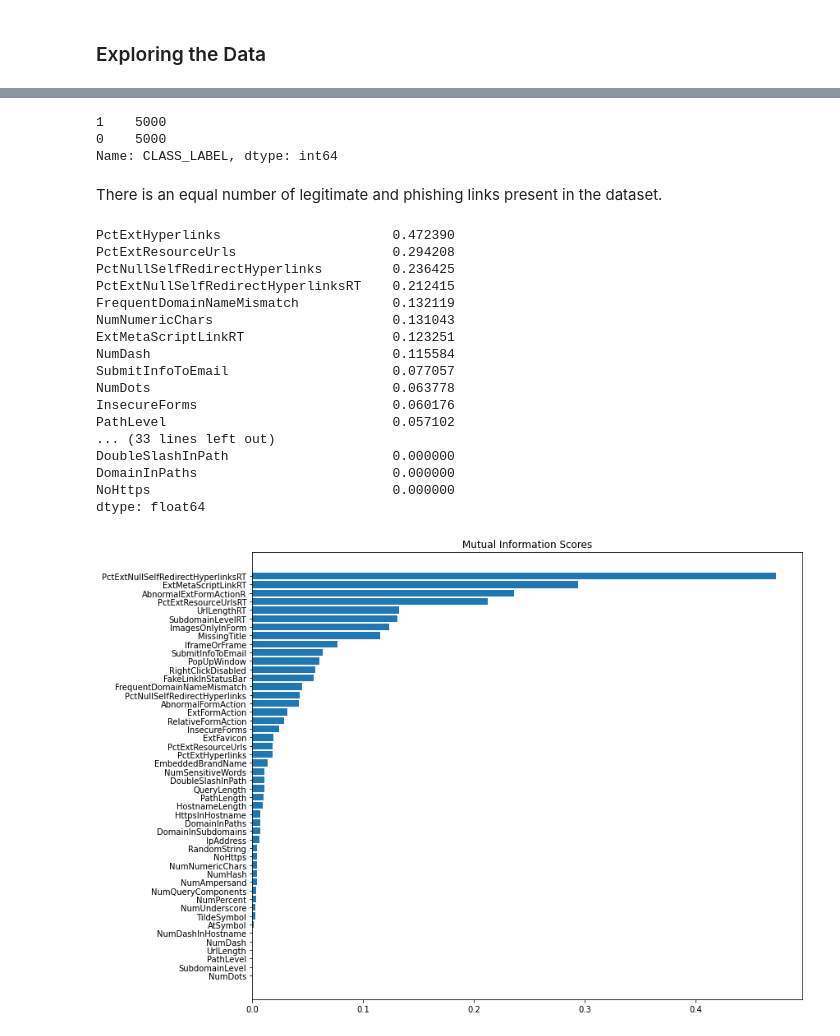
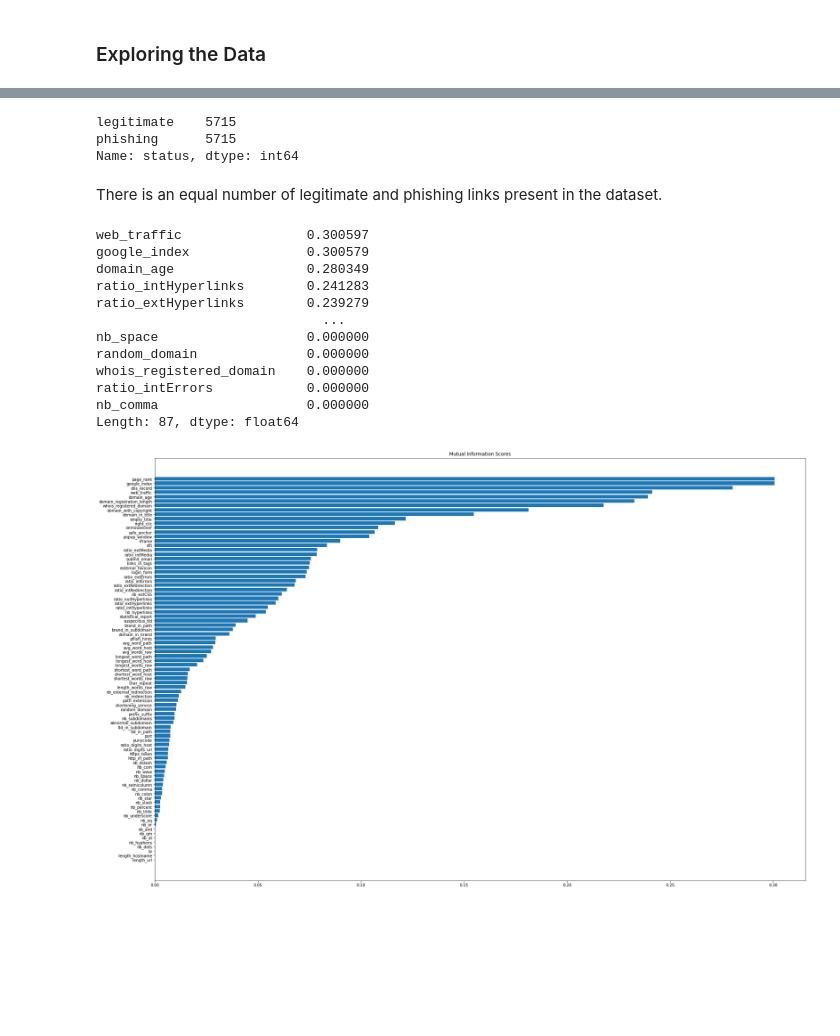
Before and after one commit to ezrc2/phishing-links, a Jupyter notebook: predict.ipynb, the cells around one changed output, grey strips where cells are left out. Saved outputs shown, nothing was run; the diff lists cells and outputs as text; code cells hidden in the pictures; blank space fills up the shorter version.

Commit message:
Update dataset and model

```diff
--- a/predict.ipynb
+++ b/predict.ipynb
@@ -3,6 +3,6 @@ import numpy as np
 import pandas as pd
 import matplotlib.pyplot as plt
 # %%
-phishing_df = pd.read_csv('Phishing_Legitimate_full.csv')
+phishing_df = pd.read_csv('dataset_phishing.csv')
 phishing_df.head()
 # %% [output]
@@ -51,49 +51,46 @@ phishing_df.describe()
 # %%
-phishing_df['CLASS_LABEL'].value_counts()
+phishing_df['status'].value_counts()
 # %% [output]
-1    5000
-0    5000
-Name: CLASS_LABEL, dtype: int64
+legitimate    5715
+phishing      5715
+Name: status, dtype: int64
+# %%
+phishing_df['status'].replace(['legitimate', 'phishing'], [0, 1], inplace=True)
 # %% [markdown]
 There is an equal number of legitimate and phishing links present in the dataset.
 # %%
 from sklearn.feature_selection import mutual_info_classif
 # %%
-X = phishing_df.drop(columns = ['id', 'CLASS_LABEL'])
-y = phishing_df['CLASS_LABEL']
+X = phishing_df.drop(columns = ['url', 'status'])
+y = phishing_df['status']
 # %%
 mi_scores = mutual_info_classif(X, y)
 mi_series = pd.Series(mi_scores, index=X.columns).sort_values(ascending=False)
 mi_series
 # %% [output]
-PctExtHyperlinks                      0.472390
-PctExtResourceUrls                    0.294208
-PctNullSelfRedirectHyperlinks         0.236425
-PctExtNullSelfRedirectHyperlinksRT    0.212415
-FrequentDomainNameMismatch            0.132119
-NumNumericChars                       0.131043
-ExtMetaScriptLinkRT                   0.123251
-NumDash                               0.115584
-SubmitInfoToEmail                     0.077057
-NumDots                               0.063778
-InsecureForms                         0.060176
-PathLevel                             0.057102
-... (33 lines left out)
-DoubleSlashInPath                     0.000000
-DomainInPaths                         0.000000
-NoHttps                               0.000000
-dtype: float64
+web_traffic                0.300597
+google_index               0.300579
+domain_age                 0.280349
+ratio_intHyperlinks        0.241283
+ratio_extHyperlinks        0.239279
+                             ...
+nb_space                   0.000000
+random_domain              0.000000
+whois_registered_domain    0.000000
+ratio_intErrors            0.000000
+nb_comma                   0.000000
+Length: 87, dtype: float64
 # %%
 width = np.arange(len(mi_scores))
 
-plt.figure(figsize=(12, 10))
+plt.figure(figsize=(30, 20))
 plt.barh(width, np.sort(mi_scores))
 plt.yticks(width, X.columns)
 plt.title("Mutual Information Scores")
 
 plt.show()
 # %% [output]
-[figure, old version]
+[figure, new version]
 # %%
 from sklearn.model_selection import train_test_split
 from sklearn.metrics import classification_report, accuracy_score, precision_score, recall_score, f1_score
```
Also changed, not shown: parts of 11 cells of this notebook, 4 other files.
